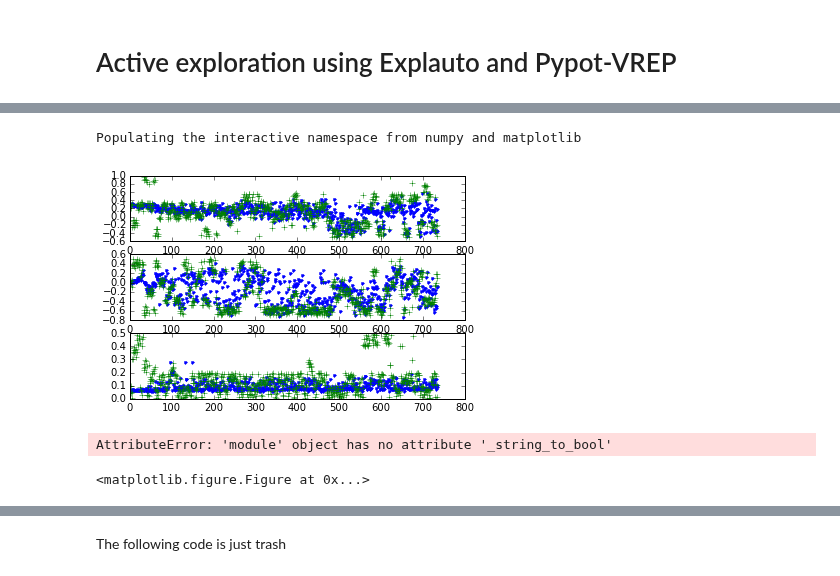
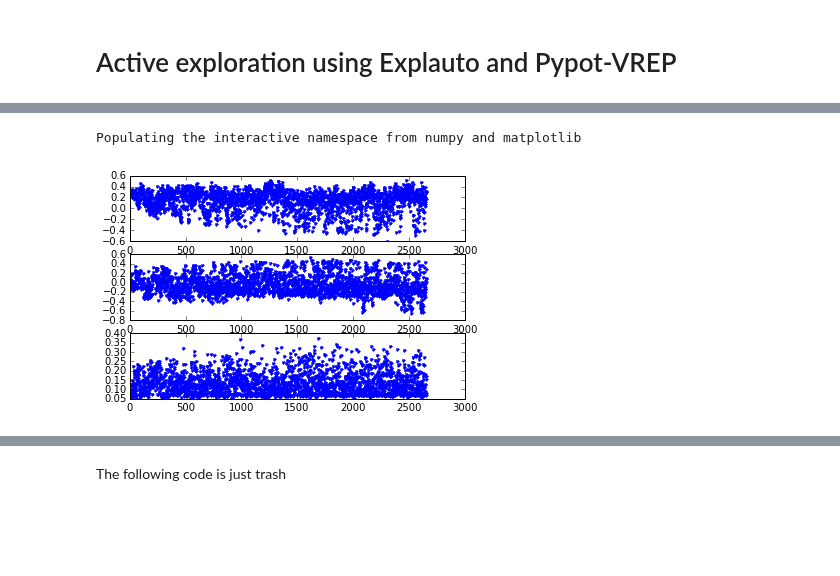
Before and after one commit to flowersteam/explauto, a Jupyter notebook: notebook/monte-ta-tete.ipynb, the cells around one changed output, grey strips where cells are left out. Drawn from its saved outputs; the diff is of its cells as text; code cells hidden in the pictures; blank space fills up the shorter version.

```diff
--- a/notebook/monte-ta-tete.ipynb
+++ b/notebook/monte-ta-tete.ipynb
@@ -111,7 +111,7 @@ class DmpAgent(Agent):
     def __init__(self, used=None, default=None, *args):
         Agent.__init__(self, *args)
         self.current_m = zeros(self.conf.m_ndims)
-        self.dmp = DmpPrimitive(n_dmps, n_bfs, used, default, type='rythmic', ay=ones(n_dmps) * 10.)
+        self.dmp = DmpPrimitive(n_dmps, n_bfs, used, default, type='rythmic', ay=ones(n_dmps) * 1.)
         #self.dmp.dmp.timesteps *= 2
         #self.dmp.dmp.cs.run_time *= 2
 
@@ -122,7 +122,7 @@ class DmpAgent(Agent):
     #     self.dmp = DMPPrimitive(self.conf.m_ndims, 1, used, default)
     def motor_primitive(self, m):
         self.m = bounds_min_max(m, self.conf.m_mins, self.conf.m_maxs)
-        y = self.dmp.trajectory(self.m, n_times=2)
+        y = self.dmp.trajectory(self.m) # , n_times=2)
         self.current_m = y[-1, :]
         return y #y[:int(len(y) * ((n_bfs*2. - 1.)/(n_bfs*2.))), :] # [::100, :]
     def sensory_primitive(self, s):
@@ -146,8 +146,8 @@ motor_ranges = angle_limits[:, 1] - angle_limits[:, 0]
 poppy_ag = {
 #  'm_mins': [-800] * (n_dmps * n_bfs) + list(default[:n_dmps] - 40.),
 #  'm_maxs': [800] * (n_dmps * n_bfs) + list(default[:n_dmps] + 40.),
-  'm_mins': list([-2000] * (n_dmps * n_bfs)) + list(angle_limits[:,0]), # + [-40.] * n_dmps, # + list(angle_limits[:,0]),
-  'm_maxs': list([2000] * (n_dmps * n_bfs)) + list(angle_limits[:,1]), # + [40.] * n_dmps, # + list(angle_limits[:,1]),
+  'm_mins': list([-100] * (n_dmps * n_bfs)) + list(angle_limits[:,0]), # + [-40.] * n_dmps, # + list(angle_limits[:,0]),
+  'm_maxs': list([100] * (n_dmps * n_bfs)) + list(angle_limits[:,1]), # + [40.] * n_dmps, # + list(angle_limits[:,1]),
   's_mins': [-0.5, -0.7, 0. ],
   's_maxs': [1., 0.7, 0.7]
   # 's_mins': [0.],
@@ -162,7 +162,7 @@ from explauto.sensorimotor_model.nearest_neighbor import NearestNeighbor as Mode
 #from explauto.sensorimotor_model.imle import ImleModel as Model
 from explauto.sensorimotor_model.imle import make_priors
 # sm = SensorimotorModel.from_configuration(poppy_ag_conf, 'ilo_gmm')
-sm = Model(poppy_ag_conf, sigma_ratio = 1./18.)
+sm = Model(poppy_ag_conf, sigma_ratio = 1./28.)
 im = InterestModel.from_configuration(poppy_ag_conf, poppy_ag_conf.s_dims, 'discretized_progress') #, 'low_card')
 ag = DmpAgent(None, None, poppy_ag_conf, sm, im)
 # %%
@@ -173,7 +173,7 @@ ag.current_m = default[:n_dmps]
 ag.dmp.default = default
 ag.dmp.motor = default
 # %%
-bootstap_range_div = 18.
+bootstap_range_div = 28.
 conf = make_configuration(ag.conf.m_mins/bootstap_range_div, ag.conf.m_maxs / bootstap_range_div, ag.conf.s_mins/bootstap_range_div, ag.conf.s_maxs/bootstap_range_div)
 #t_reset = 0.8
 from numpy.random import randn
@@ -226,17 +223,9 @@ TypeError: setup() takes exactly 3 arguments (1 given)
 # %%
 %pylab inline
 for d in range(env.conf.s_ndims):
     subplot(3, 1, d+1)
     plot(expe.log.logs['perception'][:, d], '.b')
-    plot(expe.log.logs['choice'][:, d], '+g')
+    #plot(expe.log.logs['choice'][:, d], '+g')
 # %% [output]
 Populating the interactive namespace from numpy and matplotlib
-[figure, old version]
+[figure, new version]
-# %%
-from mpl_toolkits.mplot3d import Axes3D
-fig = figure()
-ax = fig.add_subplot(111, projection='3d')
-ax.plot(*expe.log.logs['perception'], marker=".")
-# %% [output]
-AttributeError: 'module' object has no attribute '_string_to_bool'
-<matplotlib.figure.Figure at 0x...>
```
Also changed, not shown: parts of 24 cells of this notebook.
